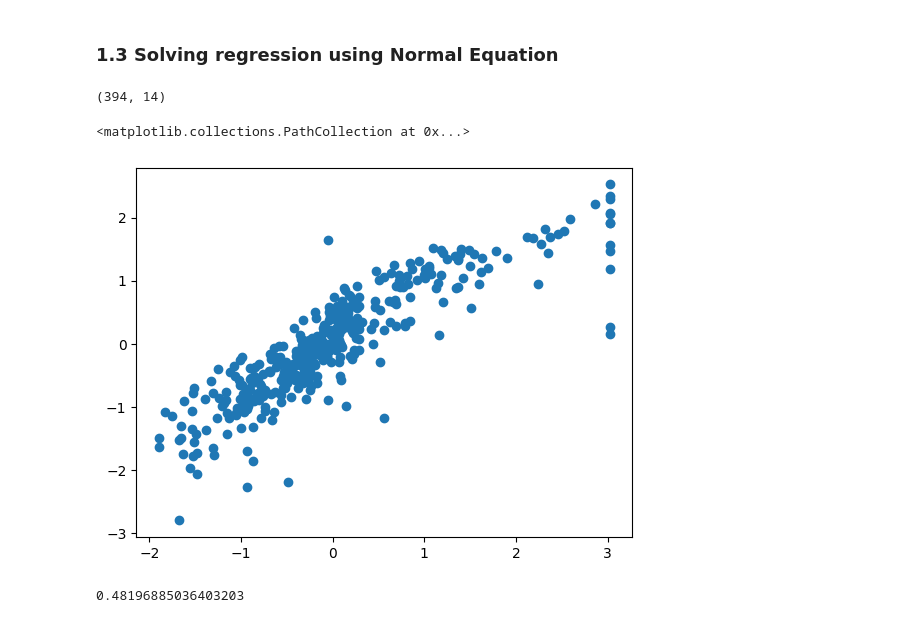
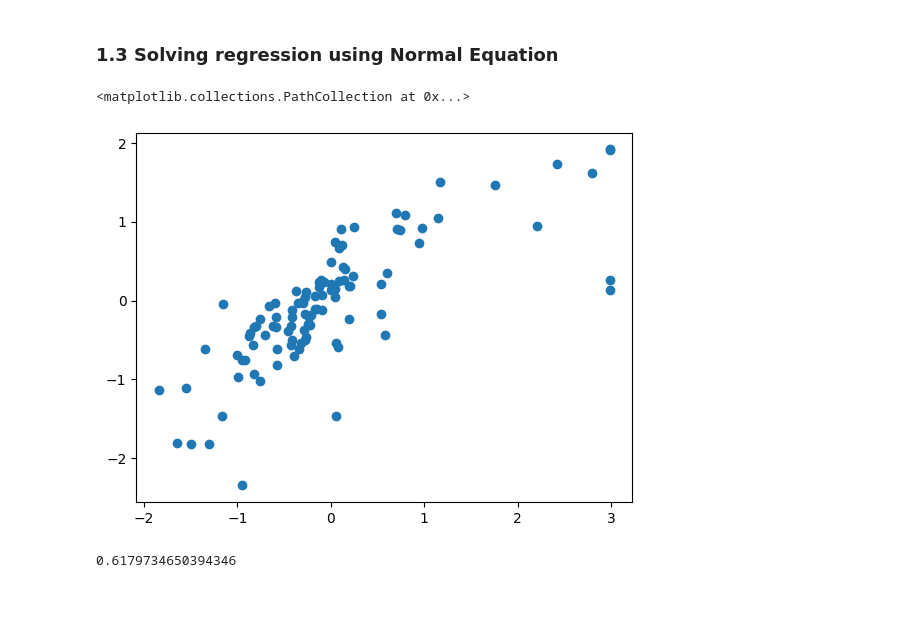
Before and after one commit to trinity652/year-of-AI, a Jupyter notebook: ML-algorithms/Gradient_descent.ipynb, the cells around one changed output. Cells and saved outputs as stored; diff of their text form; code cells hidden in the pictures.

Commit message:
Running tests for normal equation on housing data

```diff
--- a/ML-algorithms/Gradient_descent.ipynb
+++ b/ML-algorithms/Gradient_descent.ipynb
@@ -253,15 +253,13 @@ def fit_with_normal_equation(X, y):
     return theta
 # %%
 theta = fit_with_normal_equation(X, y)
-prediction = predict(X,theta)
+prediction = predict(X_test,theta)
-# %% [output]
-(394, 14)
 # %%
 # Plot the prediction vs the actual values
-plt.scatter(y, prediction)
+plt.scatter(y_test, prediction)
 # %% [output]
 <matplotlib.collections.PathCollection at 0x...>
-[figure, old version]
+[figure, new version]
 # %%
 # Find the RMSE
 
@@ -271,6 +269,6 @@ def rmse(prediction, y):
     """
     return np.sqrt(np.mean((prediction - y)**2))
 
-rmse(prediction, y)
+rmse(prediction, y_test)
 # %% [output]
-0.48196885036403203
+0.6179734650394346
```
